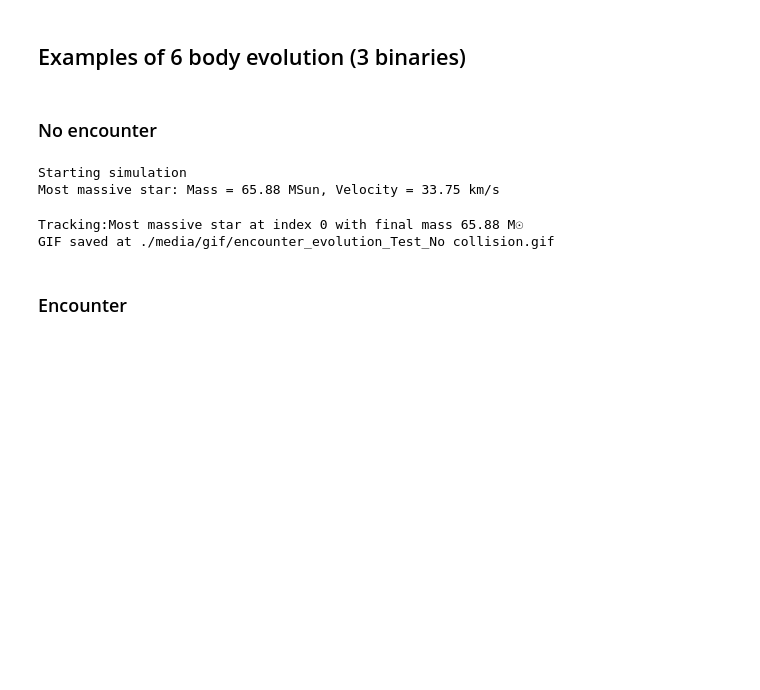
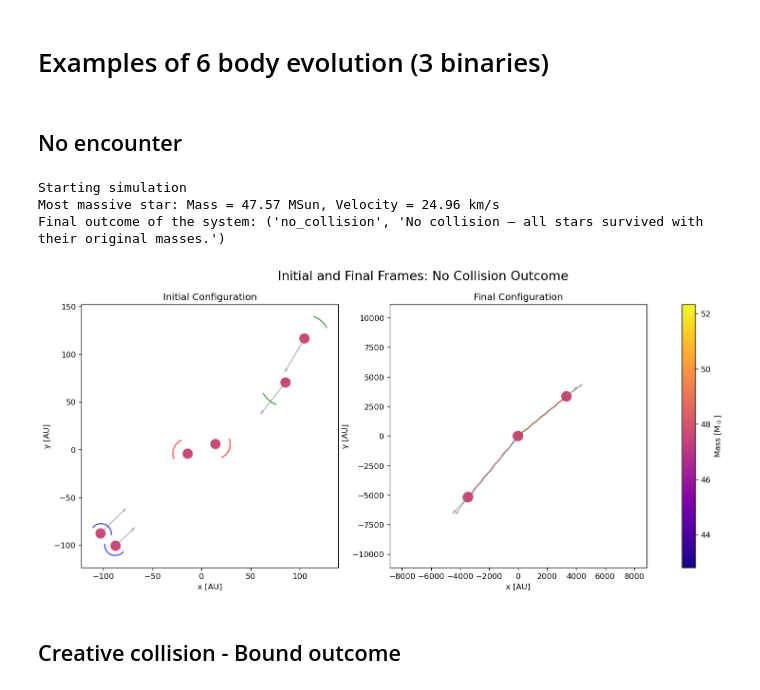
Before and after one commit to Yang-Taotao/strw-amuse-project, a Jupyter notebook: notebooks/Triple_binary_simulation.ipynb, the cells around one changed output. Drawn from its saved outputs; the diff is of its cells as text; code cells hidden in the pictures; blank space fills up the shorter version.

```diff
--- a/notebooks/Triple_binary_simulation.ipynb
+++ b/notebooks/Triple_binary_simulation.ipynb
@@ -28,26 +10,51 @@ xxx
 # %% [markdown]
-## Examples of 6 body evolution (3 binaries)
+# Examples of 6 body evolution (3 binaries)
 # %% [markdown]
-### No encounter
+## No encounter
 # %%
 # Initial conditions
-age = 3.5 #Myr
-masses = [90, 10,  20, 70,  10, 10] #Msun
+
 sep= [30, 20, 50] #AU
 ecc = [0.0, 0.0, 0]
-centers = [[-100, 0, 0], [300, 0, 0], [0, 600, 0]] #AU
-v_coms = [[30., 3., 0.], [-10., -21., 0.], [5., -20., 1.] ] # km/s
-direction = [0.4, -0.6, 1.2]
+v_coms = [[0, 0, 0.], [1., 1., 0.], [-1., -1.5, 1.] ] # km/s
+directions = [0.4, -0.6, 1.2]
+orbit_plane = [ [0,0,1], [0,0,1], [0,0,1] ]  # normal vectors defining orbital planes of the three binaries
+impact_parameter = [0.0, 0.0]  # AU
+distance = [-100, 100]  # AU
 
+# Example run call
+no_collision, _, _ = run_6_body_simulation(
+    sep,
+    ecc,
+    directions,
+    v_coms,
+    orbit_plane,
+    impact_parameter,
+    distance,
+    masses=None,
+    centers=None,
+    age=None,
+    run_label="Test_No_Collision",
+)
 
-no_colission , _, _= run_6_body_simulation(age, masses,sep,ecc, direction, centers, v_coms, "Test_No_Collision")
+init_params = {
+    'sep': sep,
+    'ecc': ecc,
+    'directions': directions,
+    'v_coms': v_coms,
+    'orbit_plane': orbit_plane,
+    'impact_parameter': impact_parameter,
+    'distance': distance
+}
 # %% [output]
 Starting simulation
-Most massive star: Mass = 65.88 MSun, Velocity = 33.75 km/s
+Most massive star: Mass = 47.57 MSun, Velocity = 24.96 km/s
+Final outcome of the system: ('no_collision', 'No collision — all stars survived with their original masses.')
+# %%
+visualize_initial_final_frames(no_collision, init_params=init_params,collision = 0, label="No Collision Outcome")
+# %% [output]
+[figure, added]
 # %%
-visualize_frames(no_colission, "Test_No collision")
+#visualize_frames(no_collision, "No collision")
-# %% [output]
-Tracking:Most massive star at index 0 with final mass 65.88 M☉
-GIF saved at ./media/gif/encounter_evolution_Test_No collision.gif
 # %% [markdown]
-### Encounter
+## Creative collision - Bound outcome
```
Also changed, not shown: parts of 19 cells of this notebook, 7 other files.
